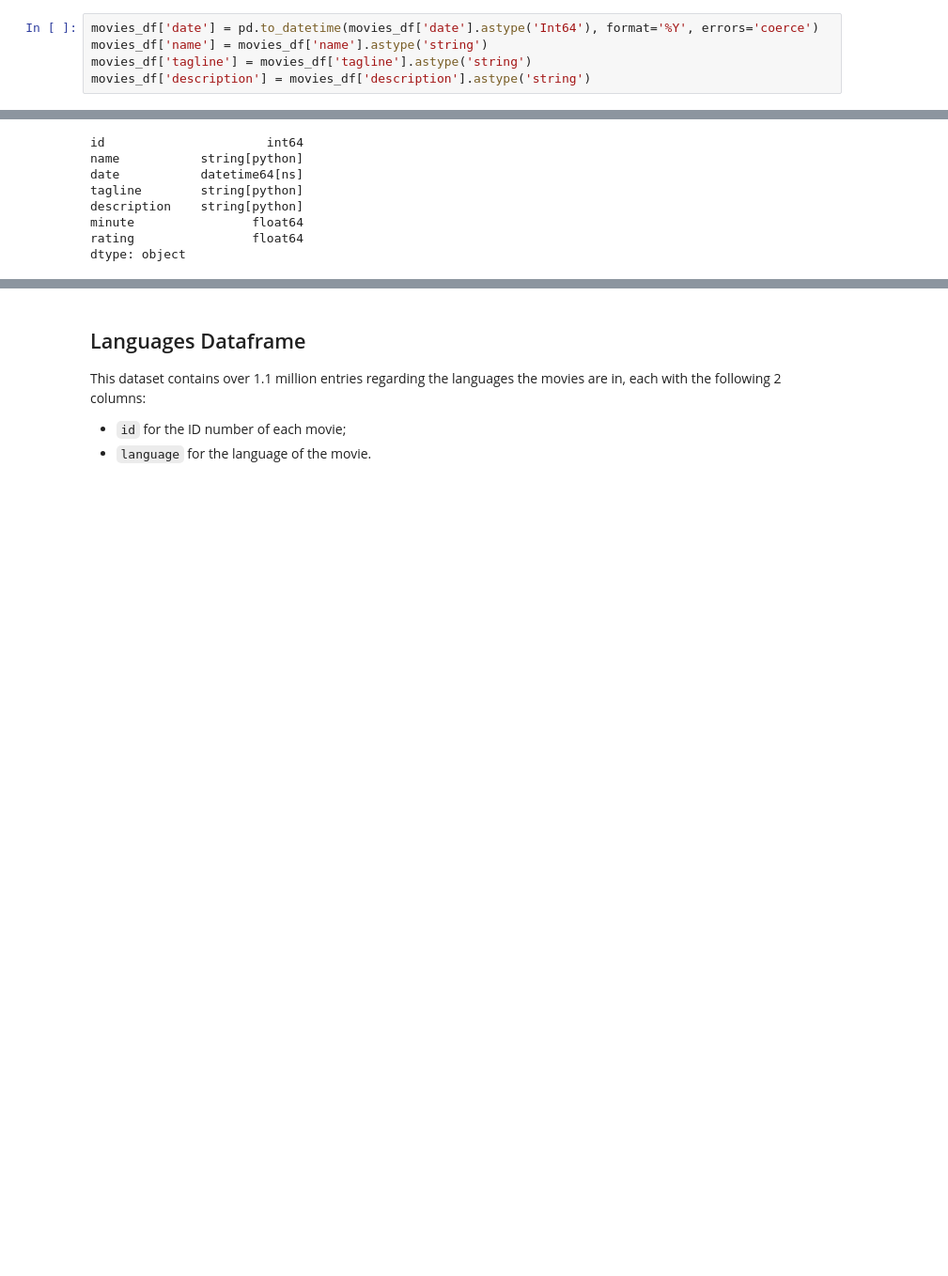
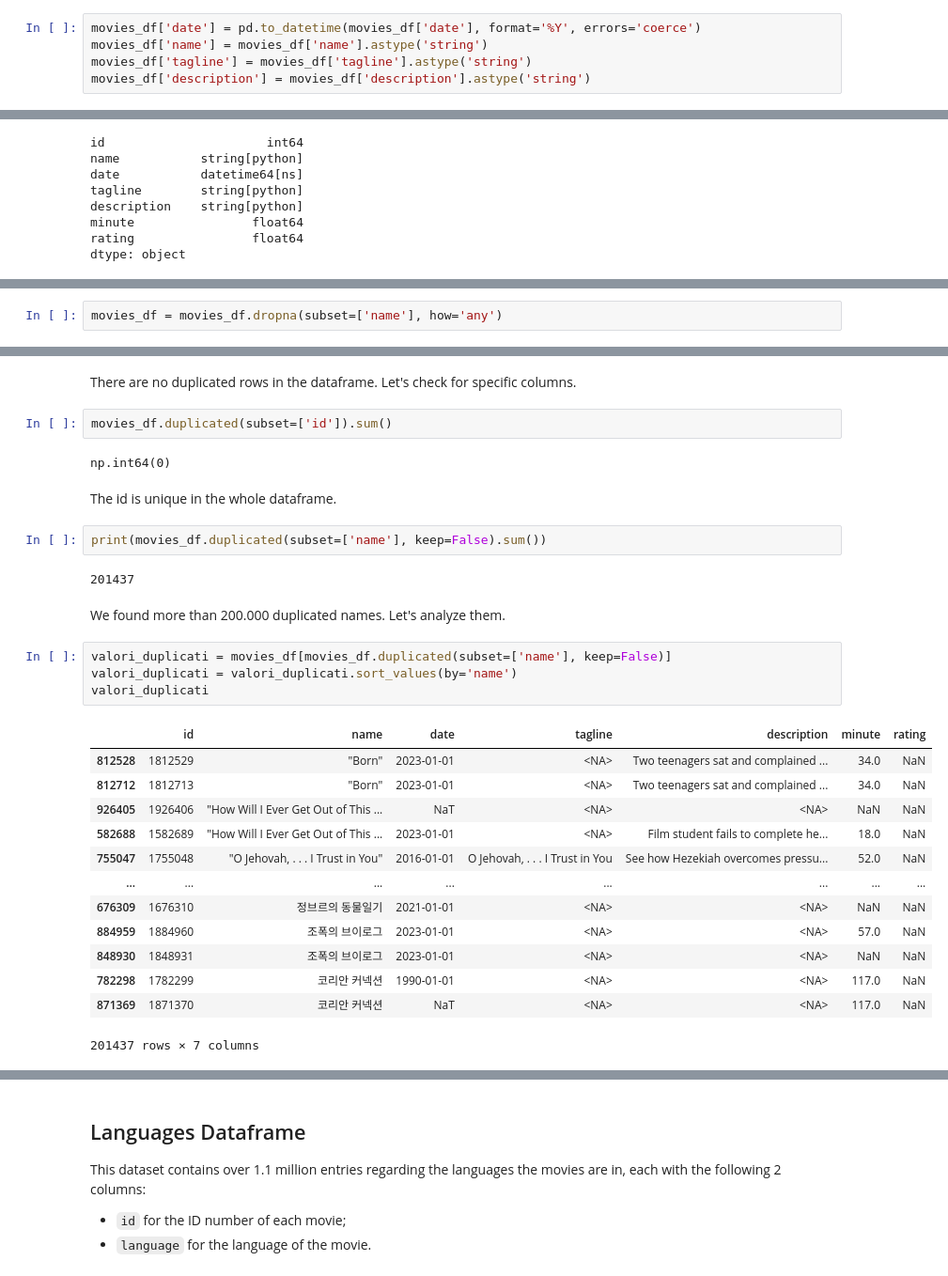
Before and after one commit to Kristalliste/IUM-TWEB, a Jupyter notebook: solution/Notebooks/Exploration/exploration.ipynb, the cells around one changed output, grey strips where cells are left out. Shown at 94% size. Saved outputs shown, nothing was run; the diff lists cells and outputs as text; blank space fills up the shorter version.

Commit message:
Done movies

```diff
--- a/solution/Notebooks/Exploration/exploration.ipynb
+++ b/solution/Notebooks/Exploration/exploration.ipynb
@@ -219,5 +229,5 @@ CHANGE TYPES ECC
 # %%
-movies_df['date'] = pd.to_datetime(movies_df['date'].astype('Int64'), format='%Y', errors='coerce')
+movies_df['date'] = pd.to_datetime(movies_df['date'], format='%Y', errors='coerce')
 movies_df['name'] = movies_df['name'].astype('string')
 movies_df['tagline'] = movies_df['tagline'].astype('string')
 movies_df['description'] = movies_df['description'].astype('string')
@@ -236,0 +262,2 @@ Cleaning
+# %%
+movies_df = movies_df.dropna(subset=['name'], how='any')
@@ -236,0 +283,32 @@ Cleaning
+# %% [markdown]
+There are no duplicated rows in the dataframe. Let's check for specific columns.
+# %%
+movies_df.duplicated(subset=['id']).sum()
+# %% [output]
+np.int64(0)
+# %% [markdown]
+The id is unique in the whole dataframe.
+# %%
+print(movies_df.duplicated(subset=['name'], keep=False).sum())
+# %% [output]
+201437
+# %% [markdown]
+We found more than 200.000 duplicated names. Let's analyze them.
+# %%
+valori_duplicati = movies_df[movies_df.duplicated(subset=['name'], keep=False)]
+valori_duplicati = valori_duplicati.sort_values(by='name')
+valori_duplicati
+# %% [output]
+|  | id | name | date | tagline | description | minute | rating |
+| 812528 | 1812529 | "Born" | 2023-01-01 | <NA> | Two teenagers sat and complained ... | 34.0 | NaN |
+| 812712 | 1812713 | "Born" | 2023-01-01 | <NA> | Two teenagers sat and complained ... | 34.0 | NaN |
+| 926405 | 1926406 | "How Will I Ever Get Out of This ... | NaT | <NA> | <NA> | NaN | NaN |
+| 582688 | 1582689 | "How Will I Ever Get Out of This ... | 2023-01-01 | <NA> | Film student fails to complete he... | 18.0 | NaN |
+| 755047 | 1755048 | "O Jehovah, . . . I Trust in You" | 2016-01-01 | O Jehovah, . . . I Trust in You | See how Hezekiah overcomes pressu... | 52.0 | NaN |
+| ... | ... | ... | ... | ... | ... | ... | ... |
+| 676309 | 1676310 | 정브르의 동물일기 | 2021-01-01 | <NA> | <NA> | NaN | NaN |
+| 884959 | 1884960 | 조폭의 브이로그 | 2023-01-01 | <NA> | <NA> | 57.0 | NaN |
+| 848930 | 1848931 | 조폭의 브이로그 | 2023-01-01 | <NA> | <NA> | NaN | NaN |
+| 782298 | 1782299 | 코리안 커넥션 | 1990-01-01 | <NA> | <NA> | 117.0 | NaN |
+| 871369 | 1871370 | 코리안 커넥션 | NaT | <NA> | <NA> | 117.0 | NaN |
+201437 rows × 7 columns
```
Also changed, not shown: parts of 17 cells of this notebook.
